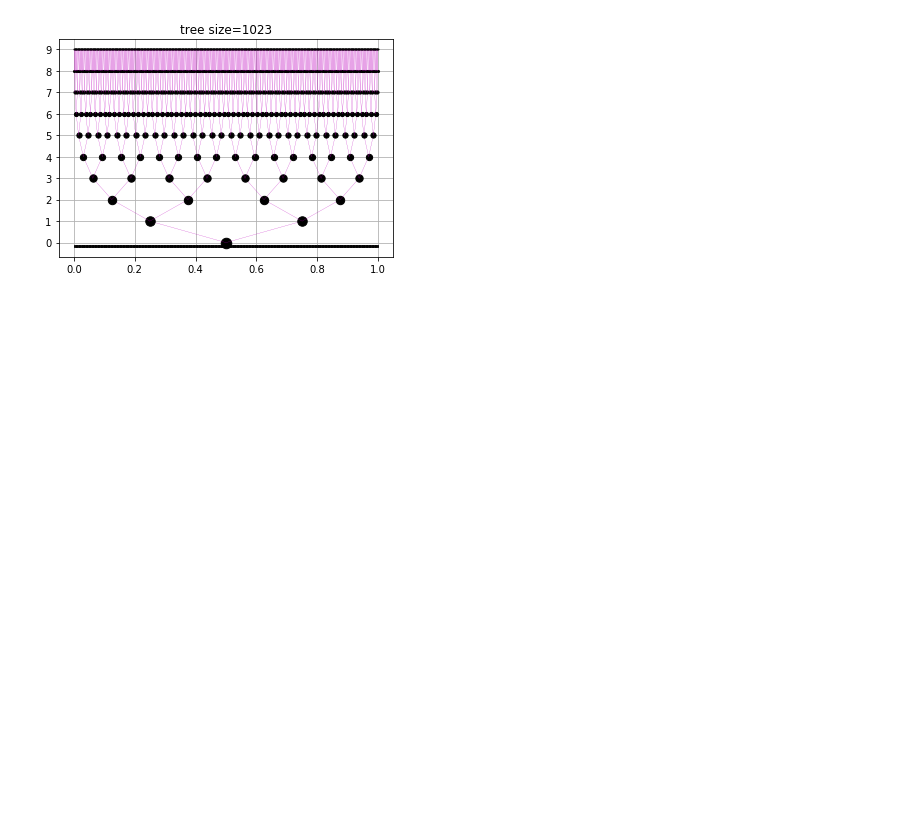
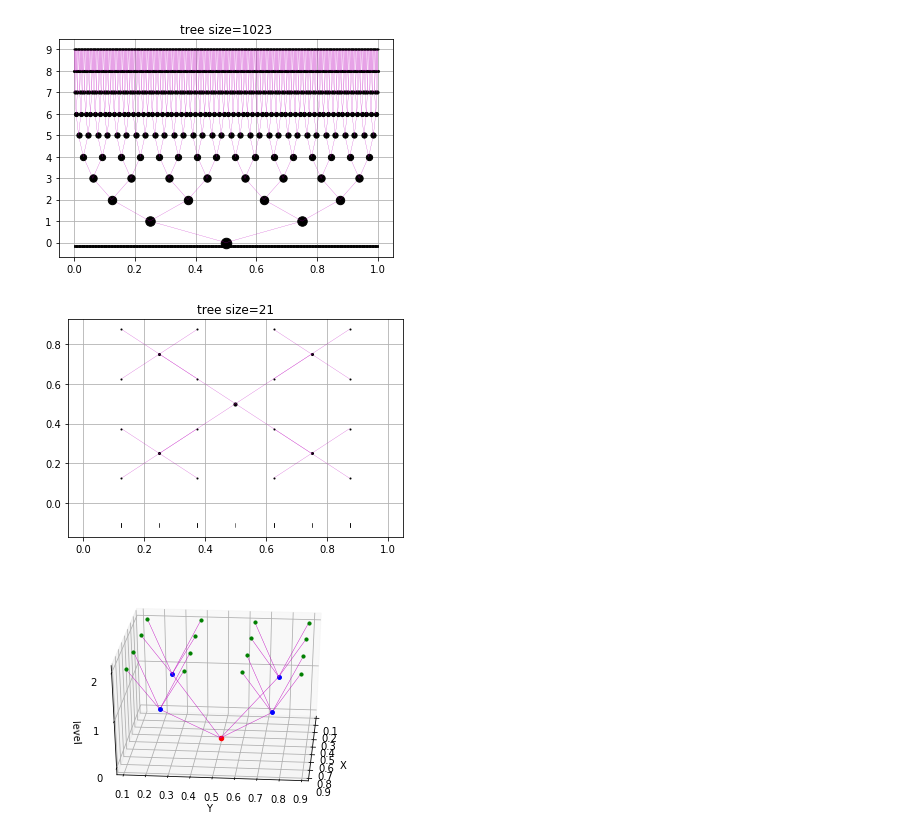
Before and after one commit to jimkon/adaptive-discretization, a Jupyter notebook: visualizations/initialization.ipynb, the cells around one changed output. Saved outputs shown, nothing was run; the diff lists cells and outputs as text; code cells hidden in the pictures; blank space fills up the shorter version.

```diff
--- a/visualizations/initialization.ipynb
+++ b/visualizations/initialization.ipynb
@@ -44,3 +50,43 @@ tree.plot()
 [figure]
 [figure]
 [figure]
+# %%
+# for 2d tree
+
+from matplotlib.ticker import MaxNLocator
+
+# size = 21
+tree = bin_exploration.Exploration_tree(2, 21)
+tree.plot() # view from top
+# a 3d view of this points
+nodes = tree.get_nodes()
+
+fig = plt.figure()
+ax = fig.add_subplot(111, projection='3d')
+colors = ['r', 'b', 'g', 'c']
+
+for node in nodes:
+# add the depth of the nodes as a 3d axis
+    point = np.append(node.get_location(), node.get_level())
+    if node.is_root():
+        parent_point = point
+    else:
+        parent = node._parent
+        parent_point = np.append(parent.get_location(), parent.get_level())
+
+    ax.plot([point[0], parent_point[0]],
+            [point[1], parent_point[1]],
+            [point[2], parent_point[2]], c='m', linewidth=.4)
+    ax.scatter(point[0], point[1], point[2], c=colors[int(point[2])], s=20-5*point[2])
+
+ax.set_xlabel('X')
+ax.set_ylabel('Y')
+ax.set_zlabel('level')
+ax.zaxis.set_major_locator(MaxNLocator(integer=True))
+
+ax.view_init(30, 5)
+
+plt.show()
+# %% [output]
+[figure, added]
+[figure, added]
```
Also changed, not shown: parts of 4 cells of this notebook.
